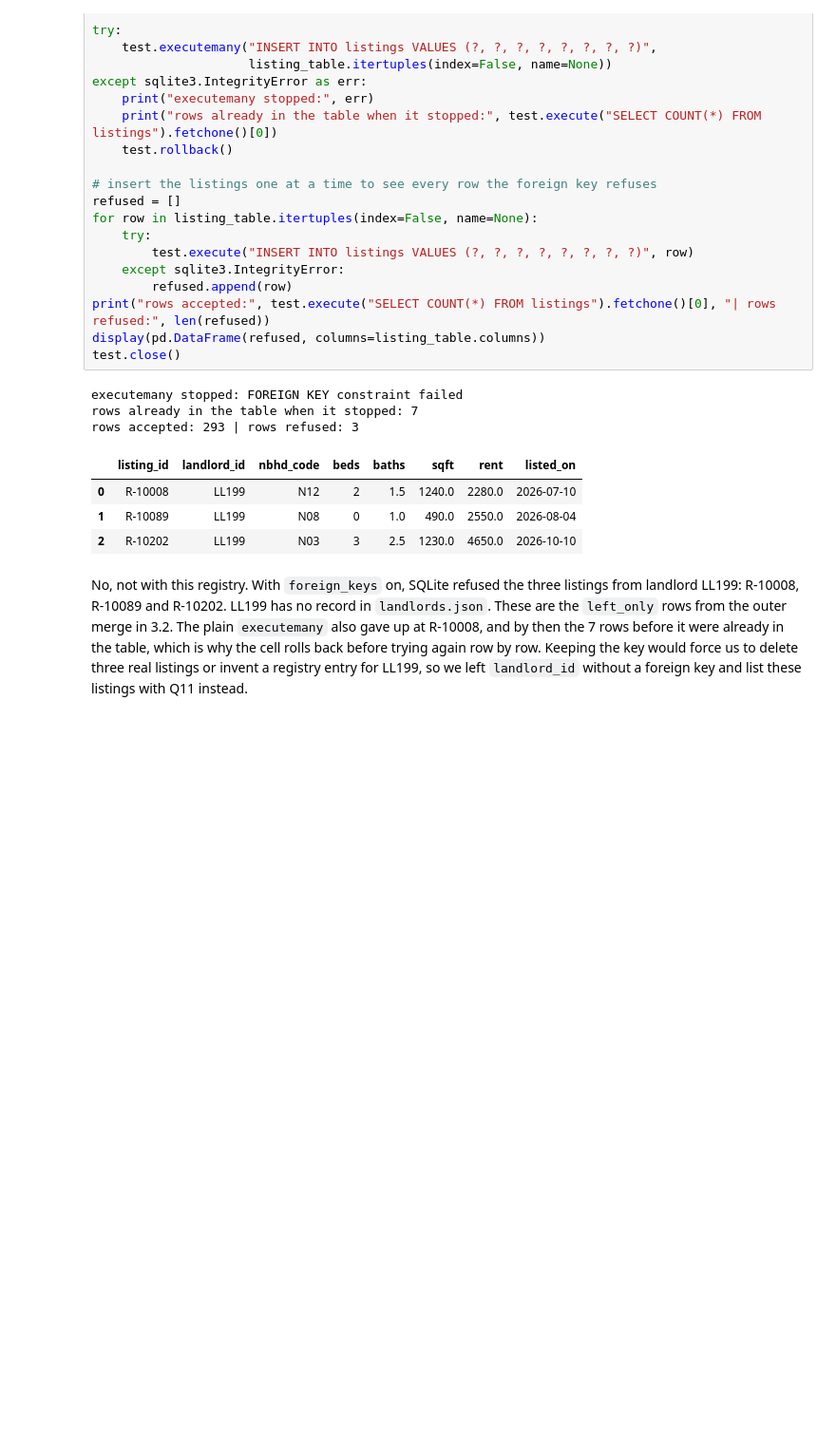
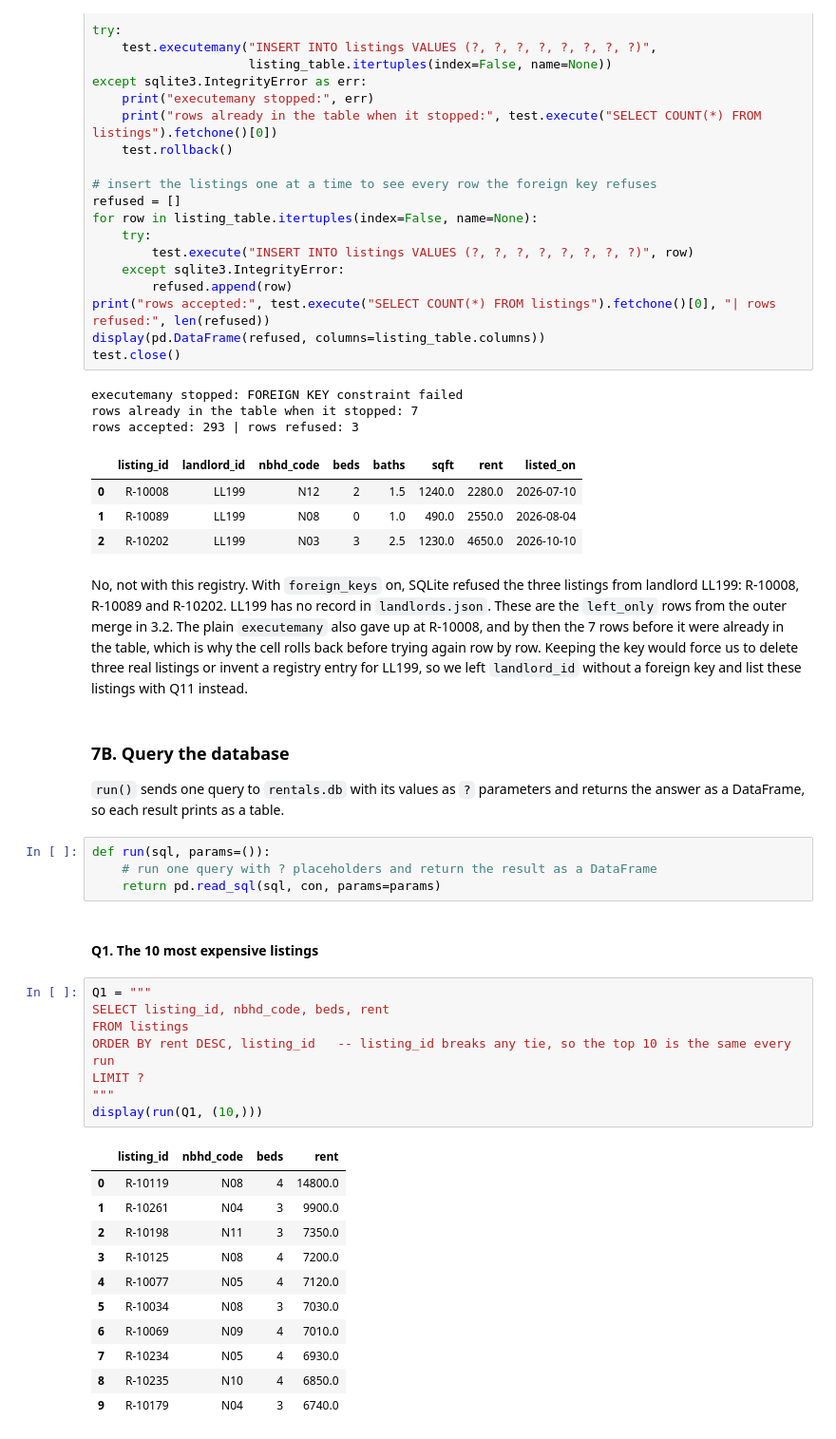
Before and after one commit to Shirjak7/capital_rentals, a Jupyter notebook: capital_rentals.ipynb, the cells around one changed output. Shown at 95% size. Cells and saved outputs as stored; diff of their text form; blank space fills up the shorter version.

```diff
--- a/capital_rentals.ipynb
+++ b/capital_rentals.ipynb
@@ -727,3 +727,33 @@ rows accepted: 293 | rows refused: 3
 | 2 | R-10202 | LL199 | N03 | 3 | 2.5 | 1230.0 | 4650.0 | 2026-10-10 |
 # %% [markdown]
 No, not with this registry. With `foreign_keys` on, SQLite refused the three listings from landlord LL199: R-10008, R-10089 and R-10202. LL199 has no record in `landlords.json`. These are the `left_only` rows from the outer merge in 3.2. The plain `executemany` also gave up at R-10008, and by then the 7 rows before it were already in the table, which is why the cell rolls back before trying again row by row. Keeping the key would force us to delete three real listings or invent a registry entry for LL199, so we left `landlord_id` without a foreign key and list these listings with Q11 instead.
+# %% [markdown]
+### 7B. Query the database
+
+`run()` sends one query to `rentals.db` with its values as `?` parameters and returns the answer as a DataFrame, so each result prints as a table.
+# %%
+def run(sql, params=()):
+    # run one query with ? placeholders and return the result as a DataFrame
+    return pd.read_sql(sql, con, params=params)
+# %% [markdown]
+#### Q1. The 10 most expensive listings
+# %%
+Q1 = """
+SELECT listing_id, nbhd_code, beds, rent
+FROM listings
+ORDER BY rent DESC, listing_id   -- listing_id breaks any tie, so the top 10 is the same every run
+LIMIT ?
+"""
+display(run(Q1, (10,)))
+# %% [output]
+|  | listing_id | nbhd_code | beds | rent |
+| 0 | R-10119 | N08 | 4 | 14800.0 |
+| 1 | R-10261 | N04 | 3 | 9900.0 |
+| 2 | R-10198 | N11 | 3 | 7350.0 |
+| 3 | R-10125 | N08 | 4 | 7200.0 |
+| 4 | R-10077 | N05 | 4 | 7120.0 |
+| 5 | R-10034 | N08 | 3 | 7030.0 |
+| 6 | R-10069 | N09 | 4 | 7010.0 |
+| 7 | R-10234 | N05 | 4 | 6930.0 |
+| 8 | R-10235 | N10 | 4 | 6850.0 |
+| 9 | R-10179 | N04 | 3 | 6740.0 |
```
Also changed, not shown: parts of 38 cells of this notebook, 1 other file.
